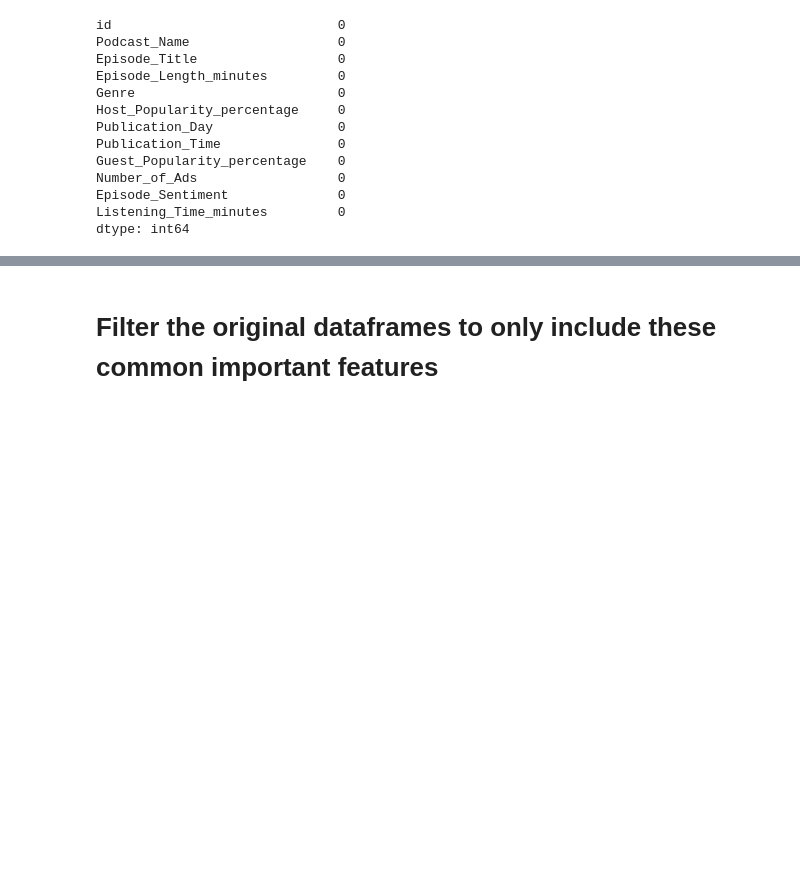
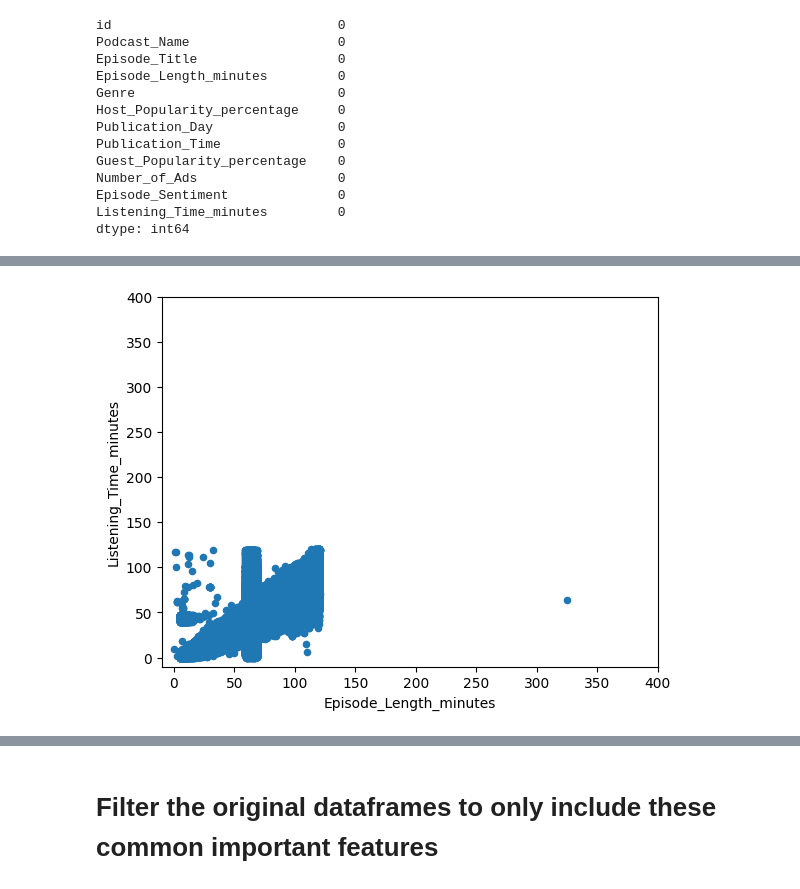
Before and after one commit to RichardMan13/podcast-listening-predictor, a Jupyter notebook: model_with_better_feature_enginearing.ipynb, the cells around one changed output, grey strips where cells are left out. Saved outputs shown, nothing was run; the diff lists cells and outputs as text; code cells hidden in the pictures; blank space fills up the shorter version.

```diff
--- a/model_with_better_feature_enginearing.ipynb
+++ b/model_with_better_feature_enginearing.ipynb
@@ -252,0 +315,6 @@ XGBRegressor(base_score=None, booster=None, callbacks=None,
+# %%
+var = filter_cols[0]
+data = pd.concat([df_train[target_col], df_train[var]], axis=1)
+data.plot.scatter(x=var, y=target_col, ylim=(-10,400), xlim=(-10,400));
+# %% [output]
+[figure, added]
```
Also changed, not shown: parts of 73 cells of this notebook.
